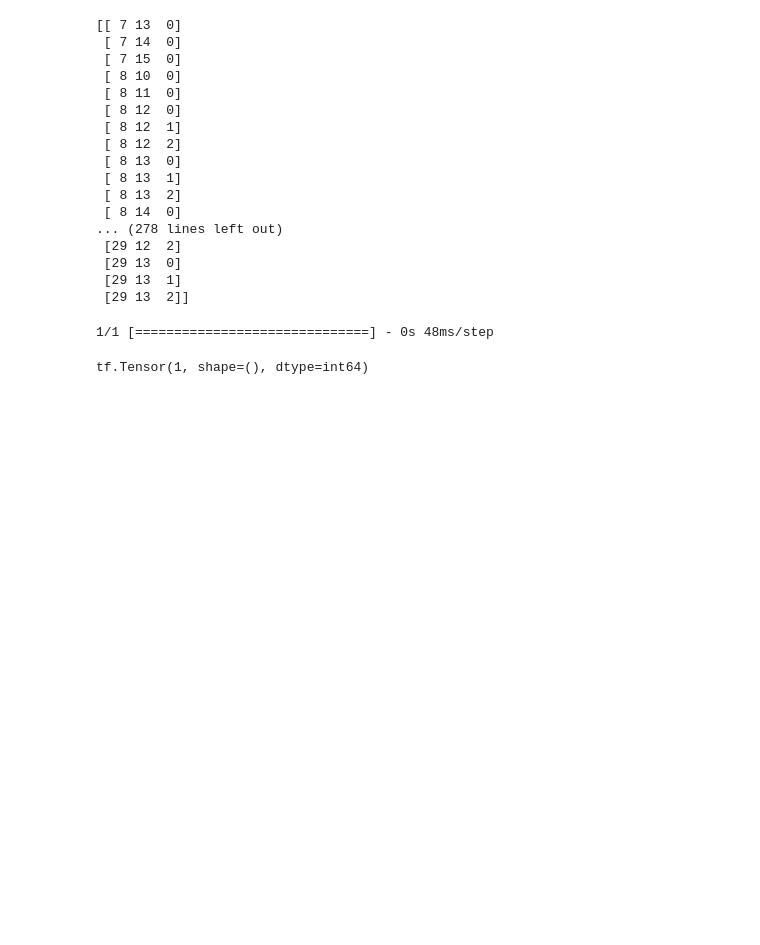
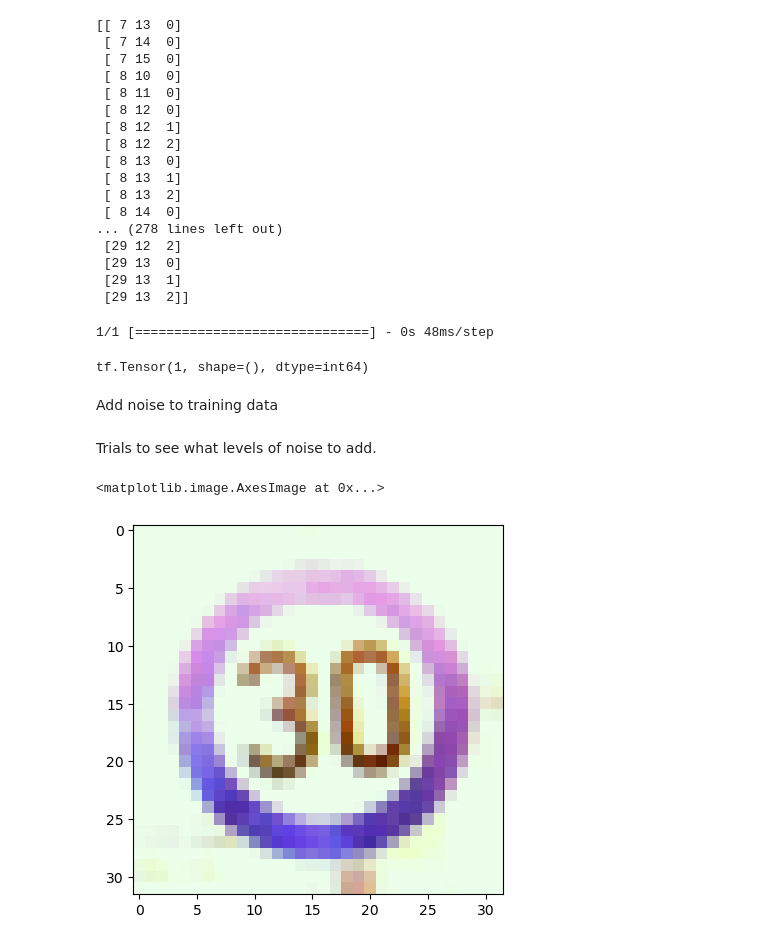
Before and after one commit to erinp0/DST-NN-Project, a Jupyter notebook: Emelia Osborne/Adversarial_Image_Creation.ipynb, the cells around one changed output. Cells and saved outputs as stored; diff of their text form; code cells hidden in the pictures; blank space fills up the shorter version.

```diff
--- a/Emelia Osborne/Adversarial_Image_Creation.ipynb
+++ b/Emelia Osborne/Adversarial_Image_Creation.ipynb
@@ -246,3 +246,16 @@ predclass = tf.argmax(prediction[0])
 print(predclass)
 # %% [output]
 tf.Tensor(1, shape=(), dtype=int64)
+# %% [markdown]
+Add noise to training data
+# %%
+img_array = np.load('array_pixels_training.npy')
+# %% [markdown]
+Trials to see what levels of noise to add.
+# %%
+row,col,ch= img_array[0].shape
+mean = 0
+plt.imshow(img_array[0])
+# %% [output]
+<matplotlib.image.AxesImage at 0x...>
+[figure, added]
```
Also changed, not shown: parts of 7 cells of this notebook, 1 other file.
